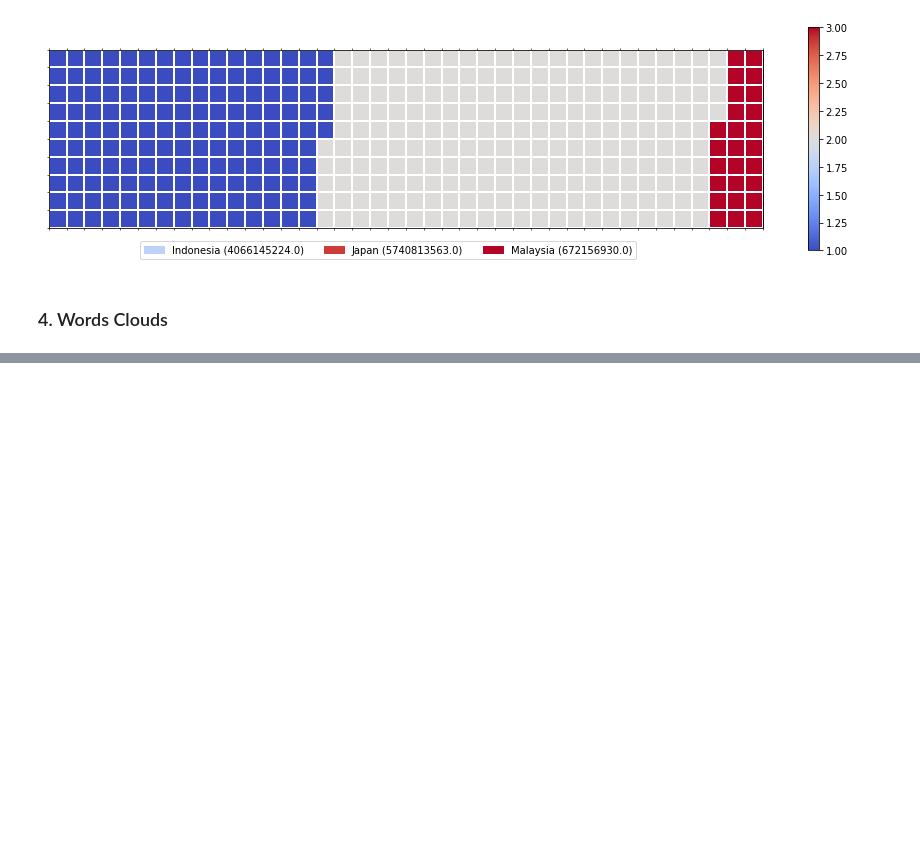
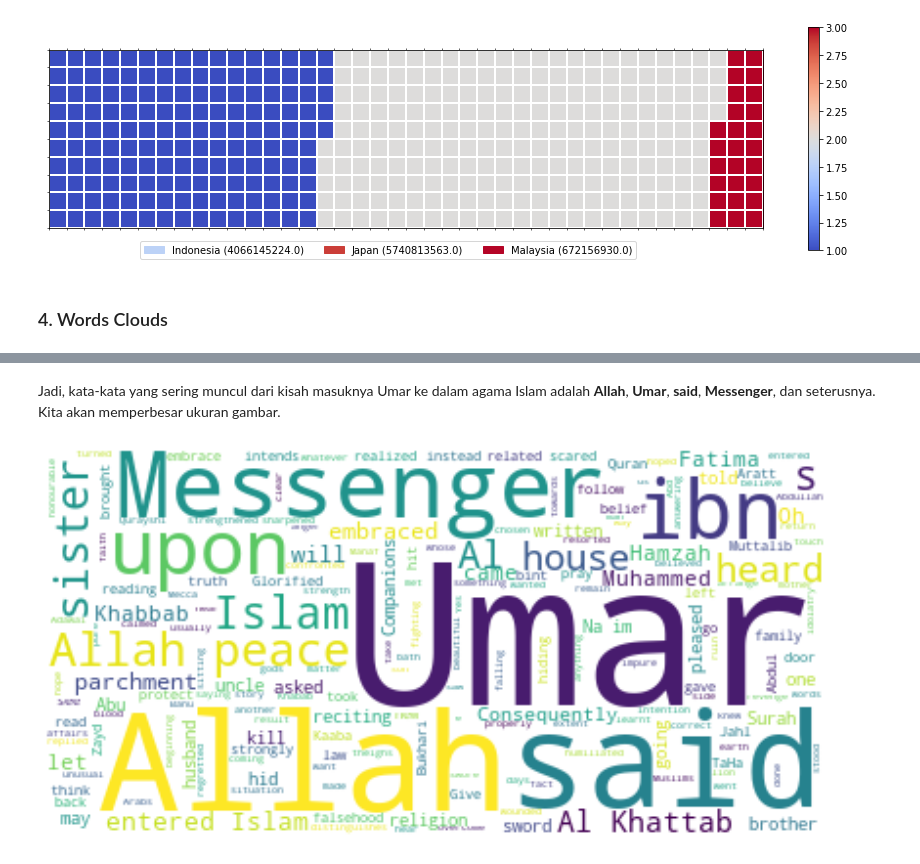
Before and after one commit to daffa1134/Praktikum-VisDat, a Jupyter notebook: 2008107010013_Daffa_Mudhaffar_Tugas_4.ipynb, the cells around one changed output, grey strips where cells are left out. Saved outputs shown, nothing was run; the diff lists cells and outputs as text; code cells hidden in the pictures; blank space fills up the shorter version.

```diff
--- a/2008107010013_Daffa_Mudhaffar_Tugas_4.ipynb
+++ b/2008107010013_Daffa_Mudhaffar_Tugas_4.ipynb
@@ -457,0 +514,11 @@ plt.show()
+# %% [markdown]
+Jadi, kata-kata yang sering muncul dari kisah masuknya Umar ke dalam agama Islam adalah **Allah**, **Umar**, **said**, **Messenger**, dan seterusnya. Kita akan memperbesar ukuran gambar.
+# %%
+fig = plt.figure(figsize=(14, 18))
+
+# display the cloud
+plt.imshow(story_wc, interpolation='bilinear')
+plt.axis('off')
+plt.show()
+# %% [output]
+[figure, added]
```
Also changed, not shown: parts of 28 cells of this notebook.
